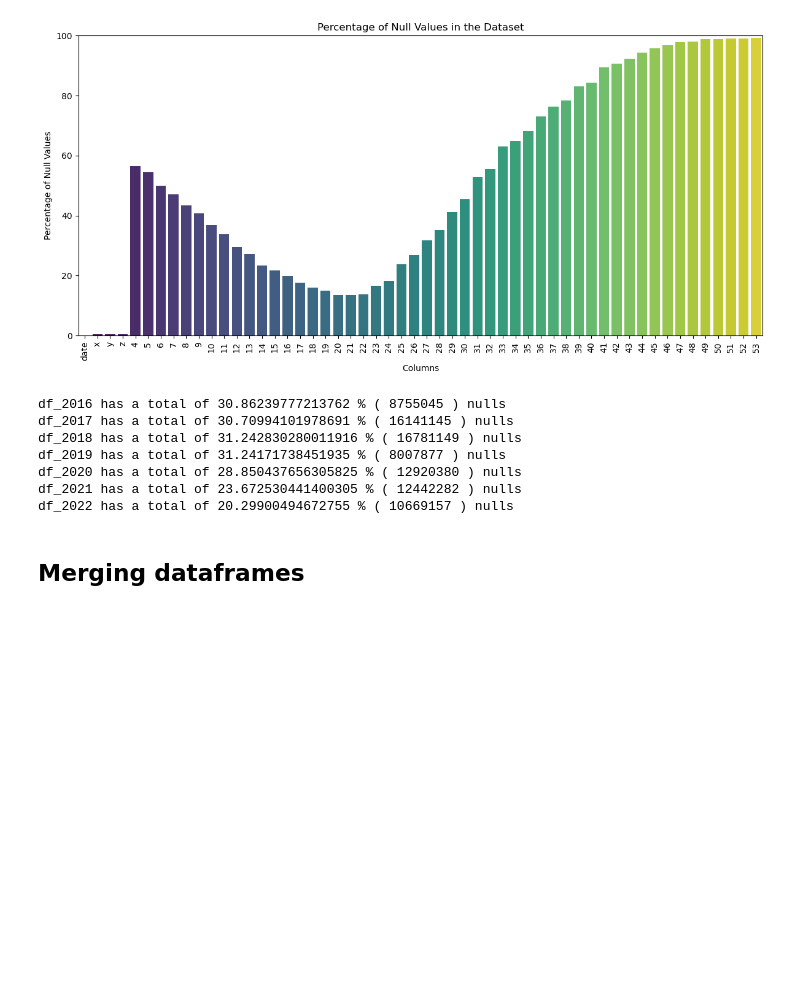
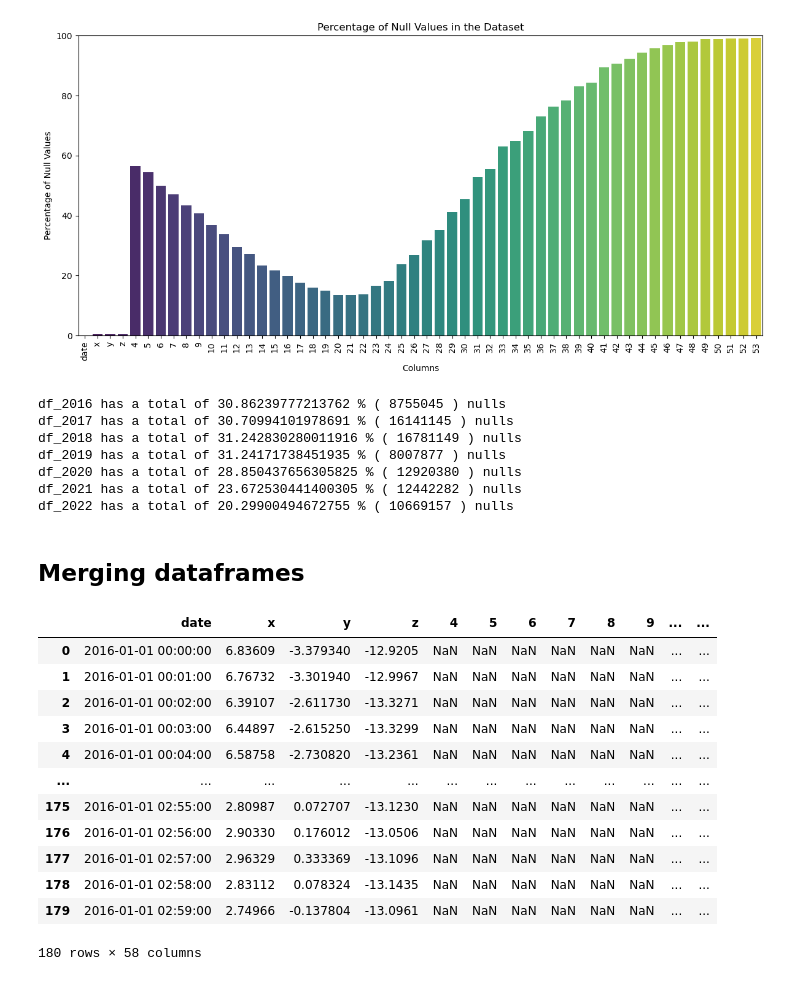
Before and after one commit to ivan-serrano-hernandez/NASA-Space-Apps, a Jupyter notebook: Getting_datasets.ipynb, the cells around one changed output. Cells and saved outputs as stored; diff of their text form; code cells hidden in the pictures; blank space fills up the shorter version.

```diff
--- a/Getting_datasets.ipynb
+++ b/Getting_datasets.ipynb
@@ -100,0 +125,16 @@ df_2022 has a total of 20.29900494672755 % ( 10669157 ) nulls
+# %%
+df_final.head(180)
+# %% [output]
+|  | date | x | y | z | 4 | 5 | 6 | 7 | 8 | 9 | ... | ... |
+| 0 | 2016-01-01 00:00:00 | 6.83609 | -3.379340 | -12.9205 | NaN | NaN | NaN | NaN | NaN | NaN | ... | ... |
+| 1 | 2016-01-01 00:01:00 | 6.76732 | -3.301940 | -12.9967 | NaN | NaN | NaN | NaN | NaN | NaN | ... | ... |
+| 2 | 2016-01-01 00:02:00 | 6.39107 | -2.611730 | -13.3271 | NaN | NaN | NaN | NaN | NaN | NaN | ... | ... |
+| 3 | 2016-01-01 00:03:00 | 6.44897 | -2.615250 | -13.3299 | NaN | NaN | NaN | NaN | NaN | NaN | ... | ... |
+| 4 | 2016-01-01 00:04:00 | 6.58758 | -2.730820 | -13.2361 | NaN | NaN | NaN | NaN | NaN | NaN | ... | ... |
+| ... | ... | ... | ... | ... | ... | ... | ... | ... | ... | ... | ... | ... |
+| 175 | 2016-01-01 02:55:00 | 2.80987 | 0.072707 | -13.1230 | NaN | NaN | NaN | NaN | NaN | NaN | ... | ... |
+| 176 | 2016-01-01 02:56:00 | 2.90330 | 0.176012 | -13.0506 | NaN | NaN | NaN | NaN | NaN | NaN | ... | ... |
+| 177 | 2016-01-01 02:57:00 | 2.96329 | 0.333369 | -13.1096 | NaN | NaN | NaN | NaN | NaN | NaN | ... | ... |
+| 178 | 2016-01-01 02:58:00 | 2.83112 | 0.078324 | -13.1435 | NaN | NaN | NaN | NaN | NaN | NaN | ... | ... |
+| 179 | 2016-01-01 02:59:00 | 2.74966 | -0.137804 | -13.0961 | NaN | NaN | NaN | NaN | NaN | NaN | ... | ... |
+180 rows × 58 columns
```
Also changed, not shown: parts of 7 cells of this notebook.
